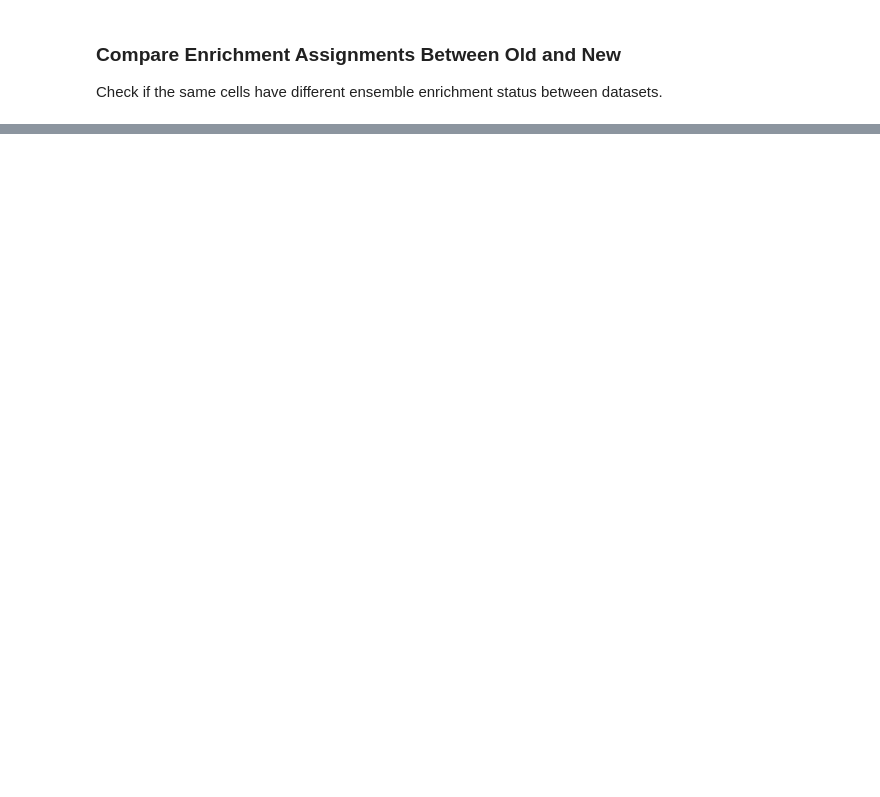
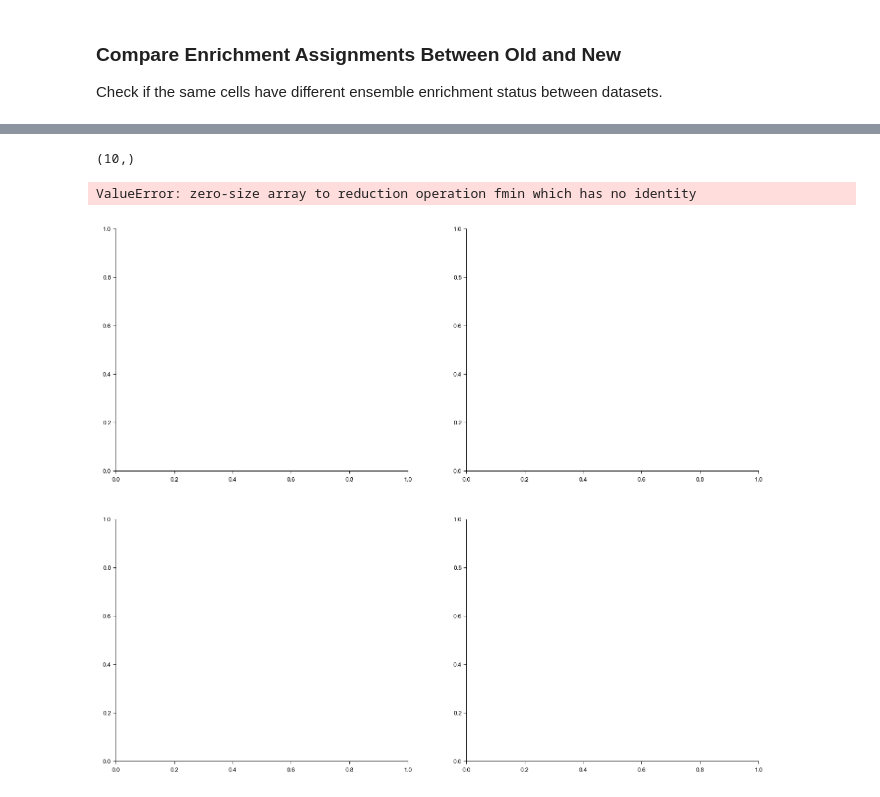
Before and after one commit to cjohnsoncruz/dlx56_mPFC_1p_SohalLab, a Jupyter notebook: code/Revisions- Figure 3-7 & Sup Figure 1-2 Plots v2_ compare CCGP.ipynb, the cells around one changed output, grey strips where cells are left out. Drawn from its saved outputs; the diff is of its cells as text; code cells hidden in the pictures; blank space fills up the shorter version.

Commit message:
added weight comparison in CCGP comparison notebook

```diff
--- a/code/Revisions- Figure 3-7 & Sup Figure 1-2 Plots v2_ compare CCGP.ipynb
+++ b/code/Revisions- Figure 3-7 & Sup Figure 1-2 Plots v2_ compare CCGP.ipynb
@@ -1862,0 +1943,17 @@ Early_RS_Correct:
+# %%
+# decode_out_weights['bootstrap_run'] = decode_out_weights.decoder_key.str.split('_').str[0].astype(int)
+# decode_out_weights['ensemble'] = decode_out_weights.decoder_key.str.extract(f"({'|'.join(stage_names)})")
+# decode_out_weights['geno_day'] = decode_out_weights.decoder_key.str.extract(f"({'|'.join(geno_order_w_WT_CLNZ)})")
+# decode_out_weights['k_fold'] = decode_out_weights.decoder_key.str.split('_').str[-1].astype(int)
+
+# # Using str.split with the geno_day value and taking everything after
+# decode_out_weights['train_test_info'] = decode_out_weights.apply(lambda r: r['decoder_key'].split(r['geno_day'] + '_', 1)[-1], axis=1)
+# decode_out_weights['train_on'] = decode_out_weights['train_test_info'].str.split('_to_').str[0]
+# decode_out_weights['test_on'] = decode_out_weights['train_test_info'].str.split('_to_').str[1].str[:-2]
+# decode_out_weights.head()
+decode_out_weights = parse_decoder_key(
+    decode_out_weights,
+    stage_names=stage_names,
+    geno_order=geno_order_w_WT_CLNZ
+)
+decode_out_weights.head()
@@ -1862,0 +2046,32 @@ Early_RS_Correct:
+# %%
+decode_out_weights.weights[1].shape
+# %% [output]
+(10,)
+# %%
+# Create heatmap visualizations of decoder weights
+# Adjust column names based on actual structure discovered above
+
+# Identify weight columns (typically numeric columns that aren't metadata)
+weight_cols = [c for c in decode_out_weights.columns if c.startswith('cell_') or c.startswith('weight_')]
+
+
+group_cols = ['geno_day', 'ensemble']
+if 'classes decoded' in decode_out_weights.columns:
+    group_cols.append('classes decoded')
+
+mean_weights = decode_out_weights.groupby(group_cols)[weight_cols].mean()
+
+# Create heatmap for a specific comparison
+fig, axes = plt.subplots(2, 2, figsize=(12, 10))
+
+for idx, ens in enumerate(ensemble_cols[:4]):
+    ax = axes[idx // 2, idx % 2]
+    ens_data = mean_weights.xs(ens, level='ensemble') if ens in mean_weights.index.get_level_values('ensemble') else None
+    if ens_data is not None and len(ens_data) > 0:
+        sns.heatmap(ens_data.T.iloc[:20, :], ax=ax, cmap='RdBu_r', center=0)
+        ax.set_title(f'{ens} ensemble weights')
+    else:
+        ax.set_title(f'{ens} - no data')
+# %% [output]
+ValueError: zero-size array to reduction operation fmin which has no identity
+[figure, added]
```
Also changed, not shown: parts of 54 cells of this notebook, 1 other file.
